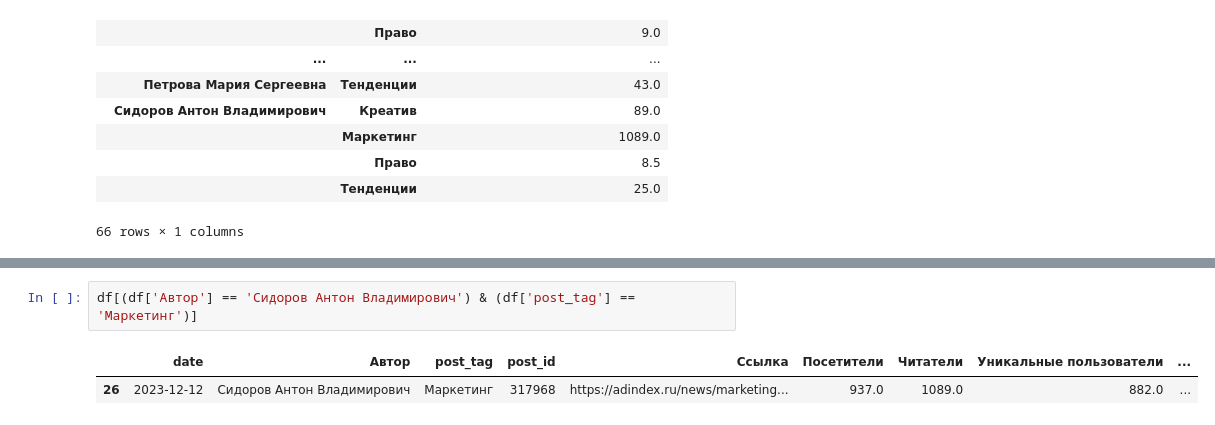
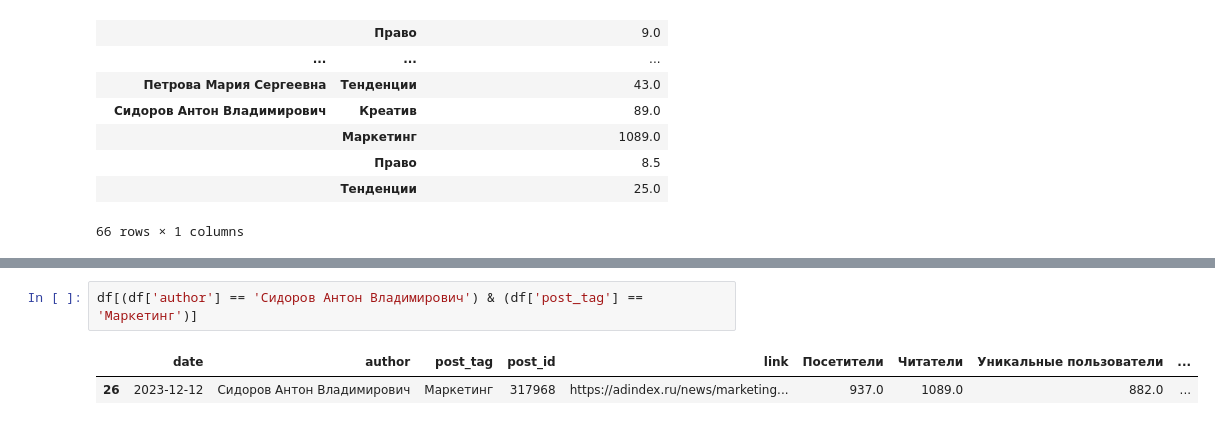
Before and after one commit to Meksis/AdIndexProject, a Jupyter notebook: dash/graphics.ipynb, the cells around one changed output, grey strips where cells are left out. Drawn from its saved outputs; the diff is of its cells as text.

```diff
--- a/dash/graphics.ipynb
+++ b/dash/graphics.ipynb
@@ -232,7 +205,7 @@ Series.__getitem__ treating keys as positions is deprecated. In a future version
 # %%
-df[(df['Автор'] == 'Сидоров Антон Владимирович') & (df['post_tag'] == 'Маркетинг')]
+df[(df['author'] == 'Сидоров Антон Владимирович') & (df['post_tag'] == 'Маркетинг')]
 # %% [output]
-|  | date | Автор | post_tag | post_id | Ссылка | Посетители | Читатели | Уникальные пользователи | ... |
+|  | date | author | post_tag | post_id | link | Посетители | Читатели | Уникальные пользователи | ... |
 | 26 | 2023-12-12 | Сидоров Антон Владимирович | Маркетинг | 317968 | https://adindex.ru/news/marketing... | 937.0 | 1089.0 | 882.0 | ... |
 # %%
 # Группируем данные по автору и теме, а затем подсчитываем количество уникальных публикаций
```
Also changed, not shown: parts of 6 cells of this notebook, 4 other files.
